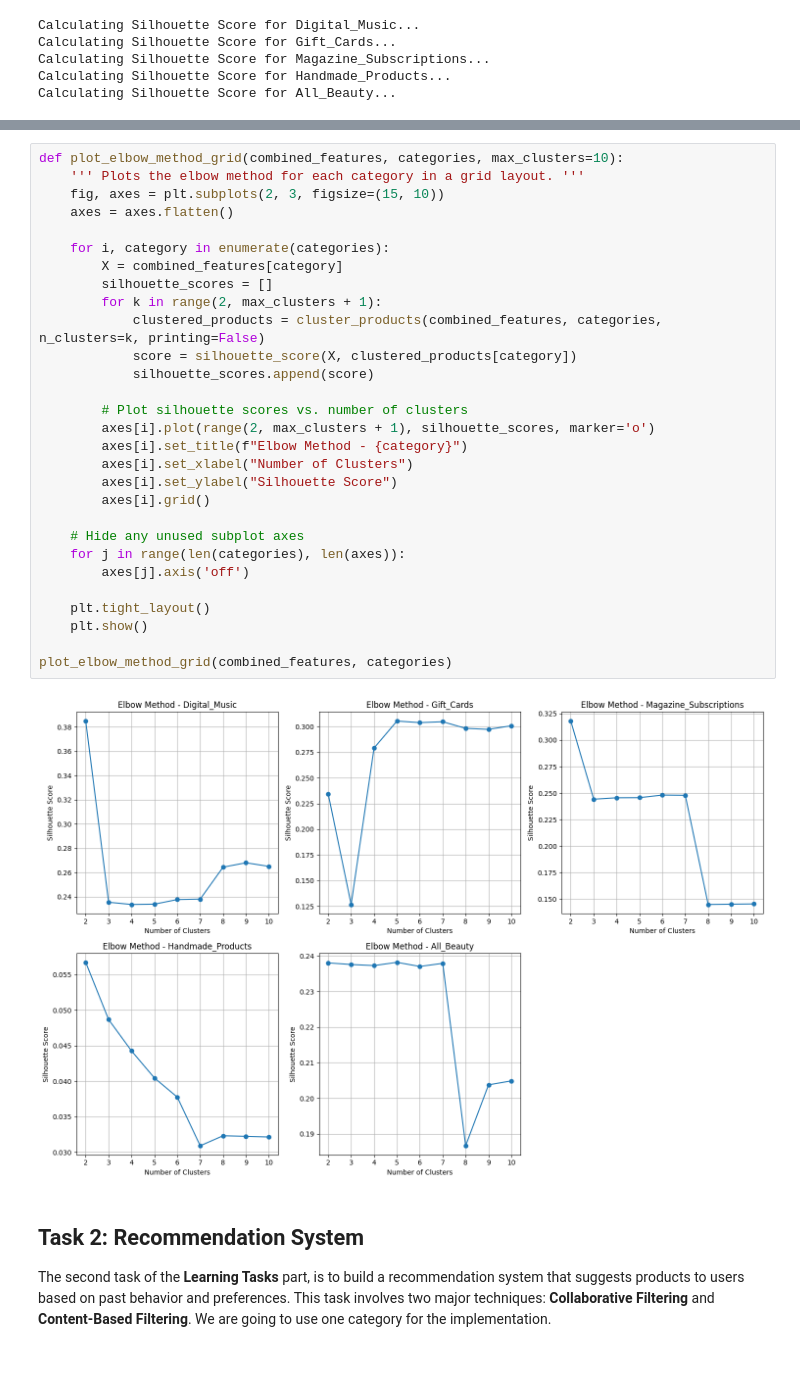
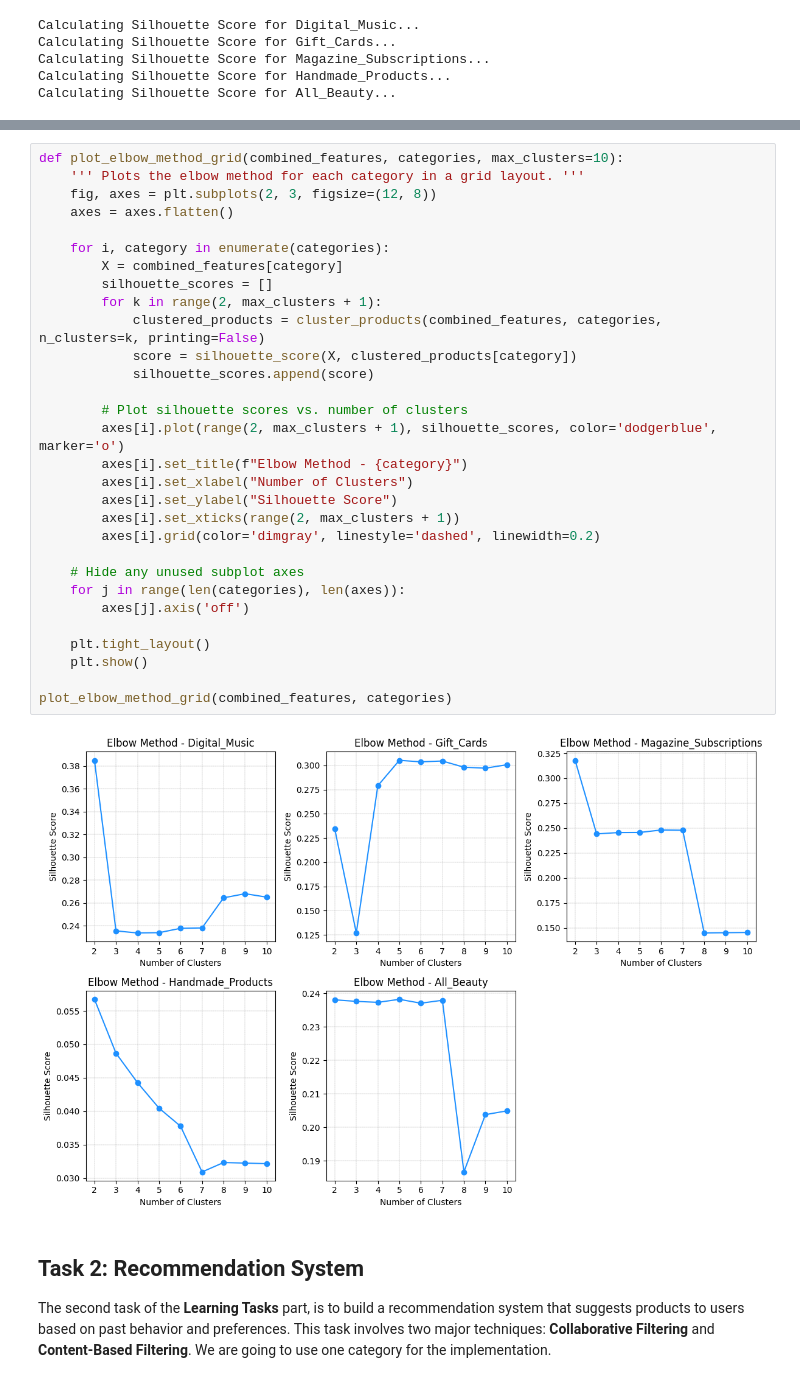
Before and after one commit to AntonisZks/Data-Mining, a Jupyter notebook: Notebooks/data_mining_assignment.ipynb, the cells around one changed output, grey strips where cells are left out. Cells and saved outputs as stored; diff of their text form.

```diff
--- a/Notebooks/data_mining_assignment.ipynb
+++ b/Notebooks/data_mining_assignment.ipynb
@@ -1337,34 +1338,35 @@ plt.show()
 # %%
 def plot_elbow_method_grid(combined_features, categories, max_clusters=10):
     ''' Plots the elbow method for each category in a grid layout. '''
-    fig, axes = plt.subplots(2, 3, figsize=(15, 10))
+    fig, axes = plt.subplots(2, 3, figsize=(12, 8))
     axes = axes.flatten()
 
     for i, category in enumerate(categories):
         X = combined_features[category]
         silhouette_scores = []
         for k in range(2, max_clusters + 1):
             clustered_products = cluster_products(combined_features, categories, n_clusters=k, printing=False)
             score = silhouette_score(X, clustered_products[category])
             silhouette_scores.append(score)
 
         # Plot silhouette scores vs. number of clusters
-        axes[i].plot(range(2, max_clusters + 1), silhouette_scores, marker='o')
+        axes[i].plot(range(2, max_clusters + 1), silhouette_scores, color='dodgerblue', marker='o')
         axes[i].set_title(f"Elbow Method - {category}")
         axes[i].set_xlabel("Number of Clusters")
         axes[i].set_ylabel("Silhouette Score")
-        axes[i].grid()
+        axes[i].set_xticks(range(2, max_clusters + 1))
+        axes[i].grid(color='dimgray', linestyle='dashed', linewidth=0.2)
 
     # Hide any unused subplot axes
     for j in range(len(categories), len(axes)):
         axes[j].axis('off')
 
     plt.tight_layout()
     plt.show()
 
 plot_elbow_method_grid(combined_features, categories)
 # %% [output]
-[figure, old version]
+[figure, new version]
 # %% [markdown]
 ## Task 2: Recommendation System
 The second task of the **Learning Tasks** part, is to build a recommendation system that suggests products to users based on past behavior and preferences. This task involves two major techniques: **Collaborative Filtering** and **Content-Based Filtering**. We are going to use one category for the implementation.
```
Also changed, not shown: parts of 24 cells of this notebook, 1 other file.
